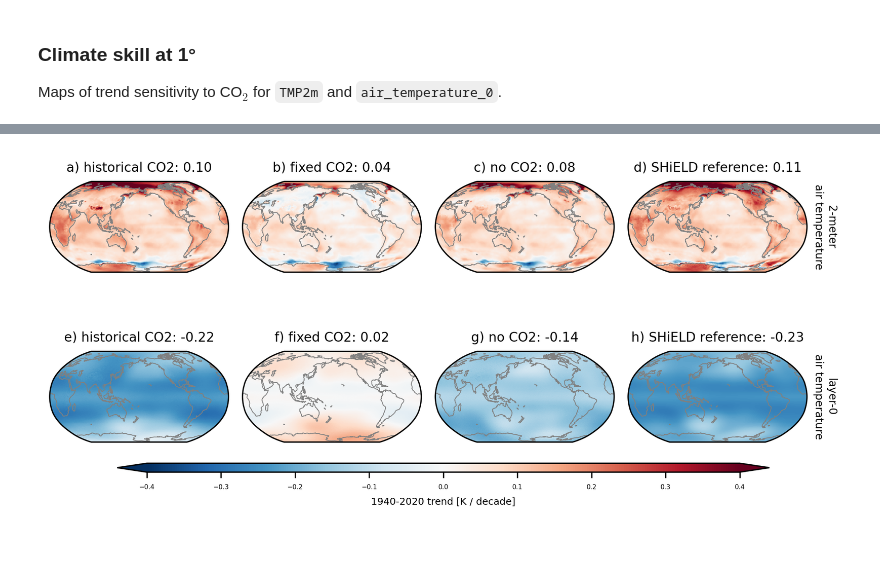
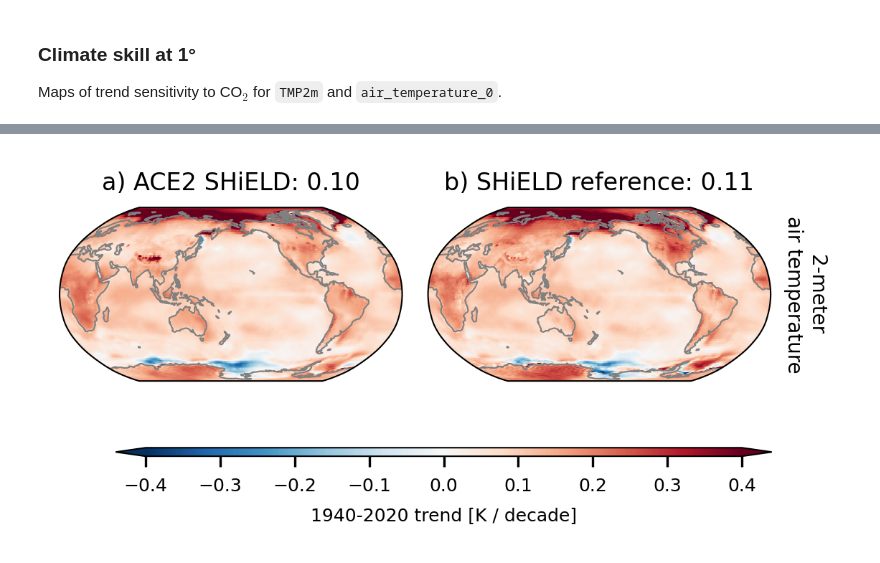
Before and after one commit to ai2cm/ace2-paper, a Jupyter notebook: notebooks/climate_skill_1deg_co2_sensitivity.ipynb, the cells around one changed output, grey strips where cells are left out. Saved outputs shown, nothing was run; the diff lists cells and outputs as text; code cells hidden in the pictures.

Commit message:
CO2 sensitivity as line plots, separate trend maps figure

```diff
--- a/notebooks/climate_skill_1deg_co2_sensitivity.ipynb
+++ b/notebooks/climate_skill_1deg_co2_sensitivity.ipynb
@@ -85,3 +85,6 @@ prediction_trends, _ = compute_decadal_trend(
     annual_ds,
     annual_ds.year,
 )
+
+# compute global- and annual-mean series
+global_annual_ds = annual_ds.weighted(weights).mean(dim=['lat', 'lon'])
@@ -87,0 +99,15 @@ prediction_trends, _ = compute_decadal_trend(
+# %%
+colors = plt.rcParams['axes.prop_cycle'].by_key()['color']
+figsize = [1.27 * dim for dim in [5.5, 2.4]] # should be [5.5, 2.4], but need to scale up for unknown font size reasons
+
+fig, axes = plt.subplots(1, len(EVAL_VARS), figsize=figsize, sharex=True)
+for ax, var, letter in zip(axes.flatten(), EVAL_VARS, ascii_lowercase):
+    hg = global_annual_ds[var.name].mean(dim='IC').plot(ax=ax, hue='group', add_legend=False)
+    ax.set_title(f'{letter})')
+    ax.set_xlim([1940, 2020])
+    ax.set_xlabel(None)
+    ax.set_ylabel(f"{var.long_name} [{var.units}]")
+    if ax == axes.flatten()[-1]:
+        ax.legend(hg, [r'historical CO$_2$', r'fixed CO$_2$', r'no CO$_2$', r'SHiELD reference'])
+fig.tight_layout()
+savefig(fig, 'climate_skill_1deg_temperature_co2_sensitivity.png')
@@ -88,12 +116,5 @@ prediction_trends, _ = compute_decadal_trend(
 # %%
-plt.rc('font', size=FONTSIZE)
-plt.rc('axes', titlesize=FONTSIZE)
-plt.rc('axes', labelsize=(FONTSIZE - 2))
-plt.rc('xtick', labelsize=(FONTSIZE - 4))
-plt.rc('ytick', labelsize=(FONTSIZE - 4))
-plt.rc('figure', dpi=DPI)
-
-figsize = [1.27 * dim for dim in [5.5, 2.4]] # should be [5.5, 2.4], but need to scale up for unknown font size reasons
+figsize = [1.27 * dim for dim in [3.0, 1.25]] # should be [3.0, 1.25], but need to scale up for unknown font size reasons
 
 def plot_faceted_maps(da_spatial, facets, cbar_label, weights=weights, figsize=figsize, long_name_dim='variable_long_name', **plot_kwargs):
     fg = da_spatial.plot(
@@ -104,7 +125,7 @@ def plot_faceted_maps(da_spatial, facets, cbar_label, weights=weights, figsize=f
         **facets,
         **plot_kwargs
     )
-    fig, axes = fg.fig, fg.axs.squeeze()
+    fig, axes = fg.fig, fg.axs
     for i, ax_row in enumerate(axes):
         for j, ax in enumerate(ax_row):
             i_panel = i * da_spatial.sizes[facets['col']] + j
@@ -133,17 +154,22 @@ def plot_faceted_maps(da_spatial, facets, cbar_label, weights=weights, figsize=f
     )
     return fg
 # %%
-ic_mean_trends = prediction_trends.mean('IC')
-ic_mean_trends_allvars = ic_mean_trends.to_array(dim='variable_name', name='variable_name')
-ic_mean_trends_allvars = ic_mean_trends_allvars.assign_coords({'variable_long_name': xr.DataArray([var.long_name for var in EVAL_VARS], dims=['variable_name'])})
+plot_vars = [EVAL_VARS[0]]
 
+ic_mean_trends = prediction_trends.mean('IC')[[var.name for var in plot_vars]]
+ic_mean_trends = ic_mean_trends.sel(group=['historical-CO2', 'SHiELD-reference'])
+ic_mean_trends['group'] = ['ACE2-SHiELD', 'SHiELD-reference'] # names for plotting
+ic_mean_trends_allvars = (
+    ic_mean_trends
+    .to_array(dim='variable_name', name='variable_name')
+    .assign_coords({'variable_long_name': xr.DataArray([var.long_name for var in plot_vars], dims=['variable_name'])})
+)
 cbar_label = '1940-2020 trend [K / decade]'
 plot_kwargs = dict(vmin=-0.4, vmax=0.4, cmap='RdBu_r')
 facets = {'col': 'group', 'row': 'variable_name'}
 
 fg = plot_faceted_maps(ic_mean_trends_allvars, facets, cbar_label, **plot_kwargs)
 fg.fig.tight_layout()
-
-savefig(fg.fig, 'climate_skill_1deg_temperature_co2_sensitivity.png')
+savefig(fg.fig, 'supplemental_2m_temperature_trends.png')
 # %% [output]
-[figure, old version]
+[figure, new version]
```
Also changed, not shown: parts of 4 cells of this notebook, 2 other files.
